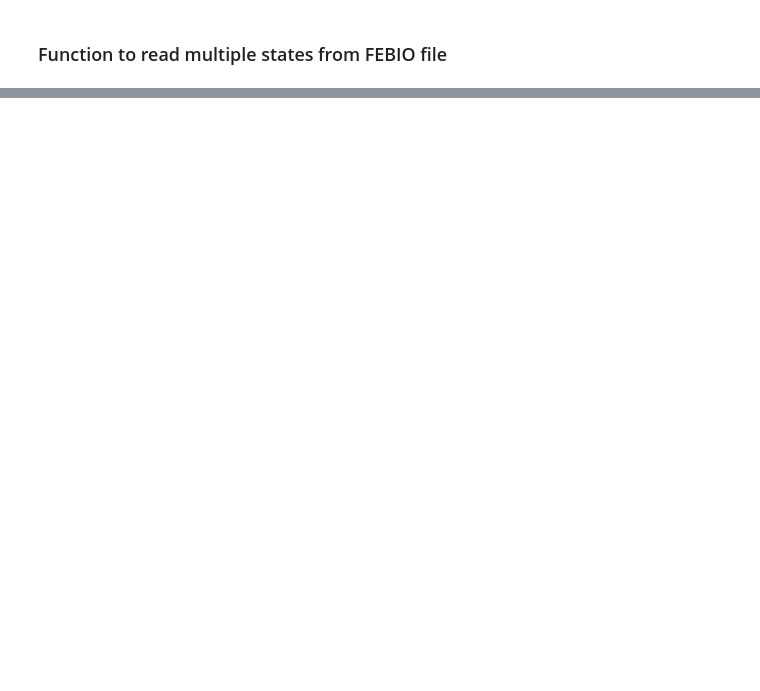
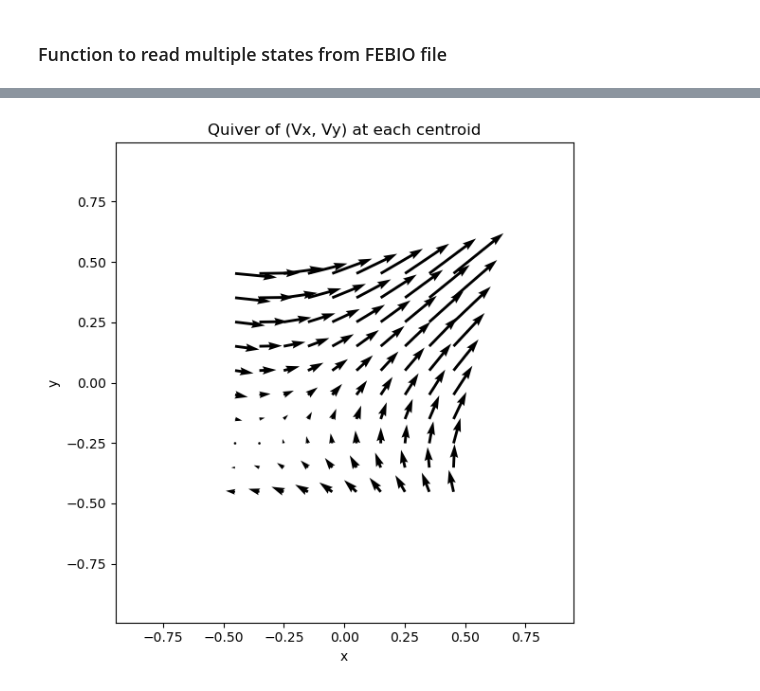
Before and after one commit to grodrguez3/EUCLID-hyperelasticity-NN, a Jupyter notebook: my_drivers/Taylor_expansions.ipynb, the cells around one changed output, grey strips where cells are left out. Saved outputs shown, nothing was run; the diff lists cells and outputs as text; code cells hidden in the pictures; blank space fills up the shorter version.

```diff
--- a/my_drivers/Taylor_expansions.ipynb
+++ b/my_drivers/Taylor_expansions.ipynb
@@ -48,0 +202,2 @@ def read_states_to_dict(filename, delimiter=None):
+# %%
+Nelements=F_tensor.shape[0]
@@ -48,0 +358,4 @@ def read_states_to_dict(filename, delimiter=None):
+# %%
+def calculate_point(centroids, state):
+    delta=centroids[:,:,state]-centroids[:,:,0]
+    return delta
@@ -48,0 +563,21 @@ def read_states_to_dict(filename, delimiter=None):
+# %%
+x = centroids_np[:, 0]   # (Nelements,)
+y = centroids_np[:, 1]   # (Nelements,)
+u = VF_np[:, 0]          # Vx at each centroid
+v = VF_np[:, 1]          # Vy at each centroid
+
+plt.figure(figsize=(6,6))
+plt.quiver(
+    x, y,       # arrow‐base positions
+    u, v,       # arrow components
+    angles="xy", scale_units="xy")
+plt.axis("equal")    # so that 1 unit in x = 1 unit in y
+plt.xlabel("x")
+plt.ylabel("y")
+plt.xlim(-1, 1)      # show only from -1 to 1 in x
+plt.ylim(-1, 1)      # show only from -1 to 1 in y
+plt.title("Quiver of (Vx, Vy) at each centroid")
+plt.tight_layout()
+plt.show()
+# %% [output]
+[figure, added]
```
Also changed, not shown: parts of 34 cells of this notebook, 4 other files.
